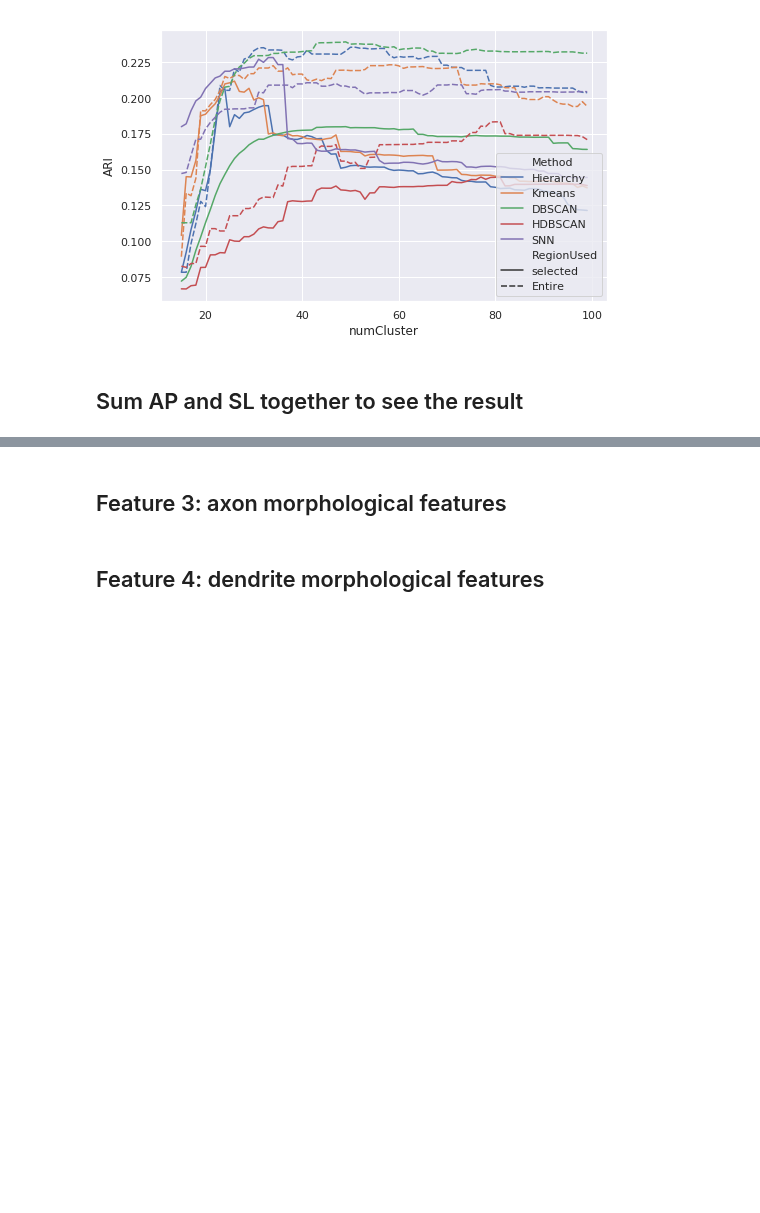
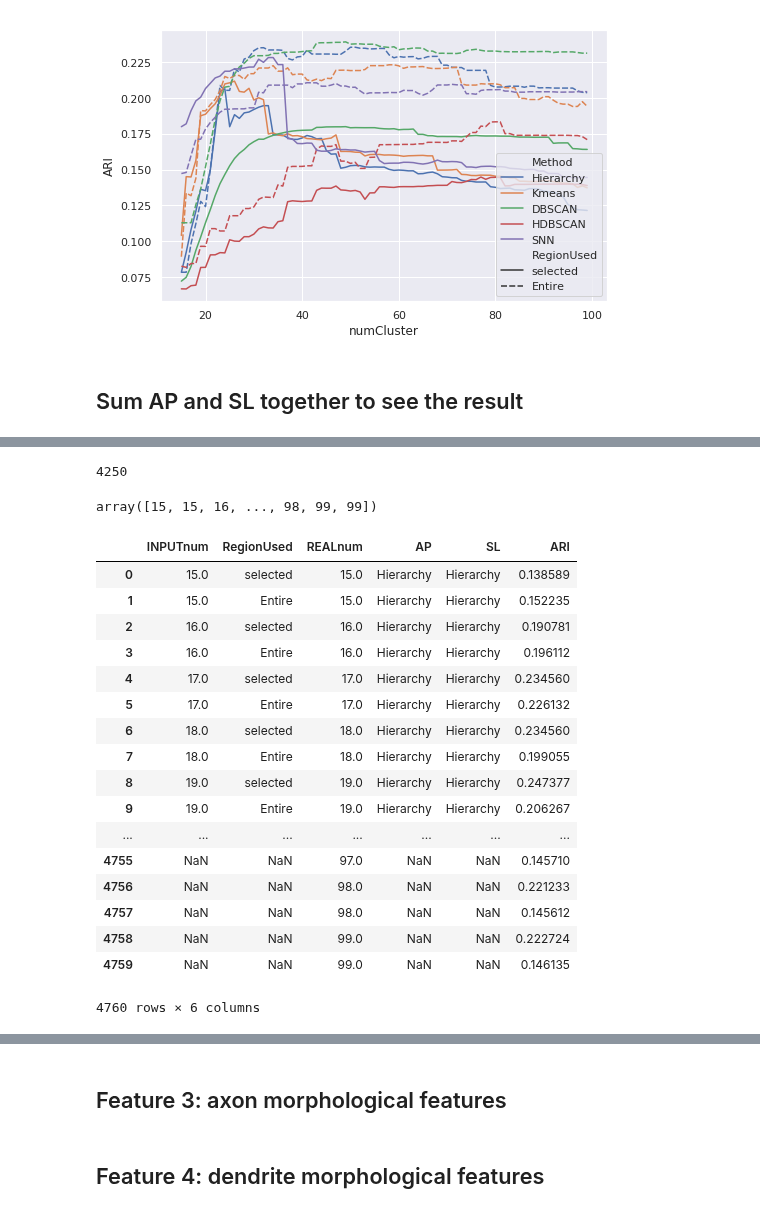
Before and after one commit to zijun-zhao/NMTcode, a Jupyter notebook: Code/Pipeline-Draft_APSL-13Nov.ipynb, the cells around one changed output, grey strips where cells are left out. Drawn from its saved outputs; the diff is of its cells as text; code cells hidden in the pictures; blank space fills up the shorter version.

```diff
--- a/Code/Pipeline-Draft_APSL-13Nov.ipynb
+++ b/Code/Pipeline-Draft_APSL-13Nov.ipynb
@@ -519,0 +908,42 @@ for i in np.arange(10,20,2):
+# %%
+t_iter = 15
+for i in np.arange(ii*(n*2),n*2*(ii+1),2):
+    tempARI_se = ns.bestCoCluster(Ahdbscan_Shdbscan  , nmt.get_group_colors(ns.metadata, group_by="CellType",
+                                                                    palette="paired", return_str = True,
+                                                                    return_hex = True), t = t_iter,
+                                                                  selected_list= se_list)
+    ARI_sumDF.loc[i,'REALnum'] = len(ns.metadata['Cluster'].unique())
+    ARI_sumDF.loc[i,'ARI'] = tempARI_se
+    tempARI = ns.bestCoCluster(Ahdbscan_Shdbscan  , nmt.get_group_colors(ns.metadata, group_by="CellType", palette="paired", return_str = True,return_hex = True), t = t_iter)
+    ARI_sumDF.loc[i+1,'REALnum'] = len(ns.metadata['Cluster'].unique())
+    ARI_sumDF.loc[i+1,'ARI'] = tempARI
+    t_iter = t_iter + 1
+ii = ii+1
+
+t_iter = 15
+for i in np.arange(ii*(n*2),n*2*(ii+1),2):
+    tempARI_se = ns.bestCoCluster(Ahdbscan_Ssnn , nmt.get_group_colors(ns.metadata, group_by="CellType",
+                                                                    palette="paired", return_str = True,
+                                                                    return_hex = True), t = t_iter,
+                                                                  selected_list= se_list)
+    ARI_sumDF.loc[i,'REALnum'] = len(ns.metadata['Cluster'].unique())
+    ARI_sumDF.loc[i,'ARI'] = tempARI_se
+    tempARI = ns.bestCoCluster(Ahdbscan_Ssnn , nmt.get_group_colors(ns.metadata, group_by="CellType", palette="paired", return_str = True,return_hex = True), t = t_iter)
+    ARI_sumDF.loc[i+1,'REALnum'] = len(ns.metadata['Cluster'].unique())
+    ARI_sumDF.loc[i+1,'ARI'] = tempARI
+    t_iter = t_iter + 1
+ii = ii+1
+
+t_iter = 15
+for i in np.arange(ii*(n*2),n*2*(ii+1),2):
+    tempARI_se = ns.bestCoCluster(Asnn_Shier , nmt.get_group_colors(ns.metadata, group_by="CellType",
+                                                                    palette="paired", return_str = True,
+                                                                    return_hex = True), t = t_iter,
+                                                                  selected_list= se_list)
+    ARI_sumDF.loc[i,'REALnum'] = len(ns.metadata['Cluster'].unique())
+    ARI_sumDF.loc[i,'ARI'] = tempARI_se
+    tempARI = ns.bestCoCluster(Asnn_Shier , nmt.get_group_colors(ns.metadata, group_by="CellType", palette="paired", return_str = True,return_hex = True), t = t_iter)
+    ARI_sumDF.loc[i+1,'REALnum'] = len(ns.metadata['Cluster'].unique())
+    ARI_sumDF.loc[i+1,'ARI'] = tempARI
+    t_iter = t_iter + 1
+ii = ii+1
@@ -519,0 +1042,8 @@ for i in np.arange(10,20,2):
+# %%
+85*2*25
+# %% [output]
+4250
+# %%
+ np.tile(np.repeat(range(15,100),2), 25)
+# %% [output]
+array([15, 15, 16, ..., 98, 99, 99])
@@ -519,0 +1052,21 @@ for i in np.arange(10,20,2):
+# %%
+ARI_sumDF
+# %% [output]
+|  | INPUTnum | RegionUsed | REALnum | AP | SL | ARI |
+| 0 | 15.0 | selected | 15.0 | Hierarchy | Hierarchy | 0.138589 |
+| 1 | 15.0 | Entire | 15.0 | Hierarchy | Hierarchy | 0.152235 |
+| 2 | 16.0 | selected | 16.0 | Hierarchy | Hierarchy | 0.190781 |
+| 3 | 16.0 | Entire | 16.0 | Hierarchy | Hierarchy | 0.196112 |
+| 4 | 17.0 | selected | 17.0 | Hierarchy | Hierarchy | 0.234560 |
+| 5 | 17.0 | Entire | 17.0 | Hierarchy | Hierarchy | 0.226132 |
+| 6 | 18.0 | selected | 18.0 | Hierarchy | Hierarchy | 0.234560 |
+| 7 | 18.0 | Entire | 18.0 | Hierarchy | Hierarchy | 0.199055 |
+| 8 | 19.0 | selected | 19.0 | Hierarchy | Hierarchy | 0.247377 |
+| 9 | 19.0 | Entire | 19.0 | Hierarchy | Hierarchy | 0.206267 |
+| ... | ... | ... | ... | ... | ... | ... |
+| 4755 | NaN | NaN | 97.0 | NaN | NaN | 0.145710 |
+| 4756 | NaN | NaN | 98.0 | NaN | NaN | 0.221233 |
+| 4757 | NaN | NaN | 98.0 | NaN | NaN | 0.145612 |
+| 4758 | NaN | NaN | 99.0 | NaN | NaN | 0.222724 |
+| 4759 | NaN | NaN | 99.0 | NaN | NaN | 0.146135 |
+4760 rows × 6 columns
```
Also changed, not shown: parts of 17 cells of this notebook.
